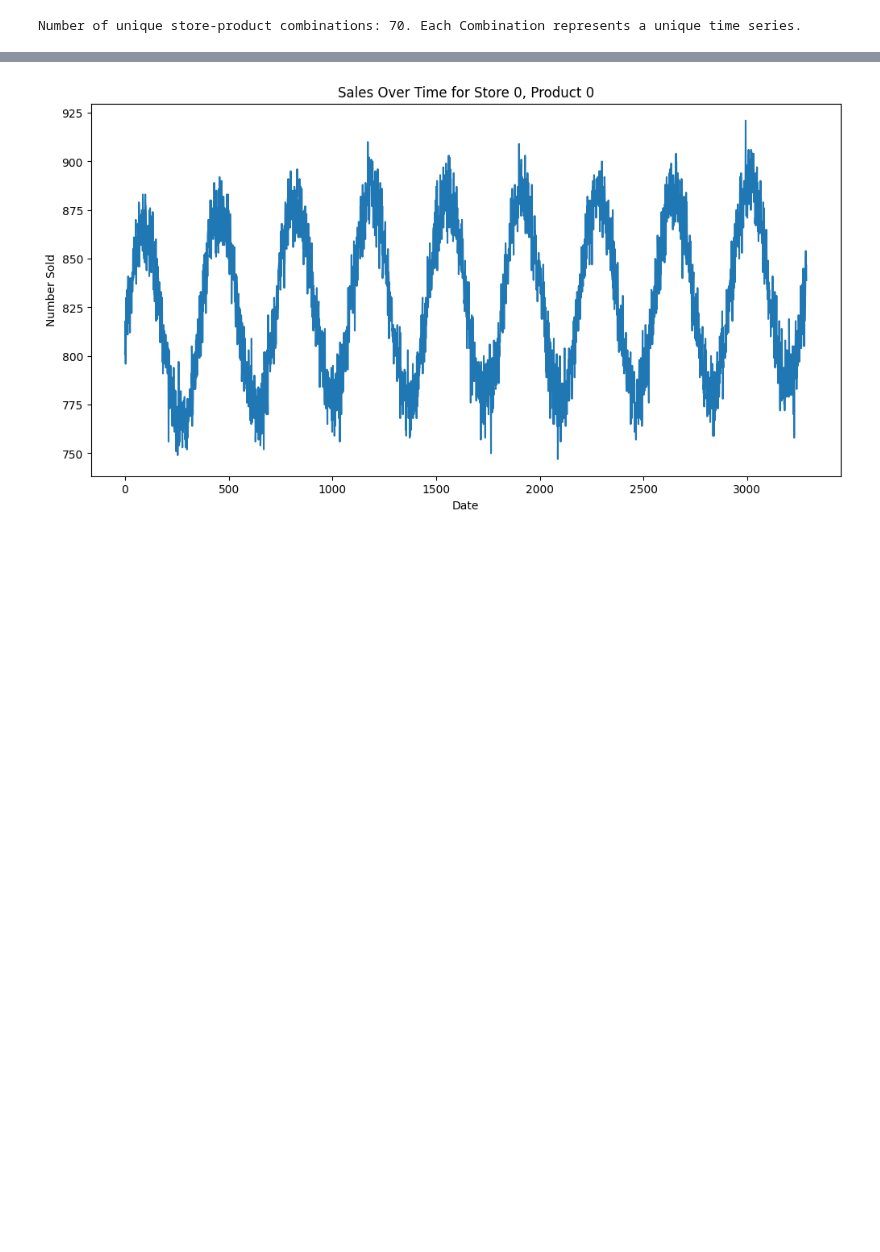
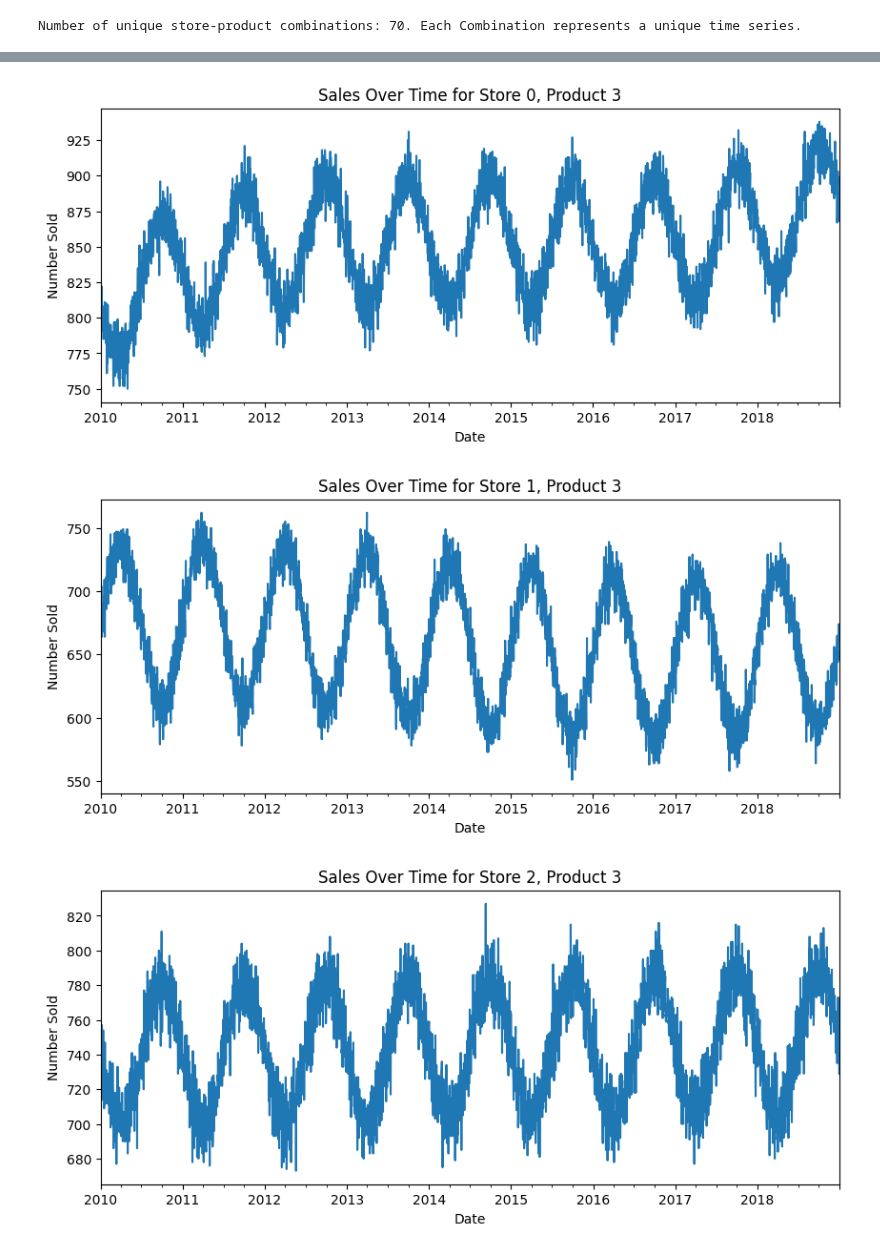
Before and after one commit to Darknight47/Data-Science-Project-01, a Jupyter notebook: predict_future_sales.ipynb, the cells around one changed output, grey strips where cells are left out. Saved outputs shown, nothing was run; the diff lists cells and outputs as text; code cells hidden in the pictures; blank space fills up the shorter version.

Commit message:
sample based visualization

```diff
--- a/predict_future_sales.ipynb
+++ b/predict_future_sales.ipynb
@@ -75,11 +83,14 @@ Number of unique store-product combinations: 70. Each Combination represents a u
 # %%
-# Visualize sample time series:
+# Visualize a few diverse store-product combinations
 
-# Select specific Store_ID and Product_ID combinations to plot
-sample_data = dataset[(dataset['store'] == 0) & (dataset['product'] == 0)]
-sample_data['number_sold'].plot(title="Sales Over Time for Store 0, Product 0", figsize=(12, 6))
-plt.xlabel('Date')
-plt.ylabel('Number Sold')
-plt.show()
+for store_id in range(0, 7):  # Iterate over each store
+    sample_data = dataset[(dataset['store'] == store_id) & (dataset['product'] == 3)] # Product 4 as example
+    sample_data.set_index('Date', inplace=True)
+    sample_data['number_sold'].plot(title=f"Sales Over Time for Store {store_id}, Product 3", figsize=(10, 4))
+    plt.xlabel('Date')
+    plt.ylabel('Number Sold')
+    plt.show()
 # %% [output]
-[figure, old version]
+[figure, new version]
+[figure, added]
+[figure, added]
```
Also changed, not shown: parts of 3 cells of this notebook.
